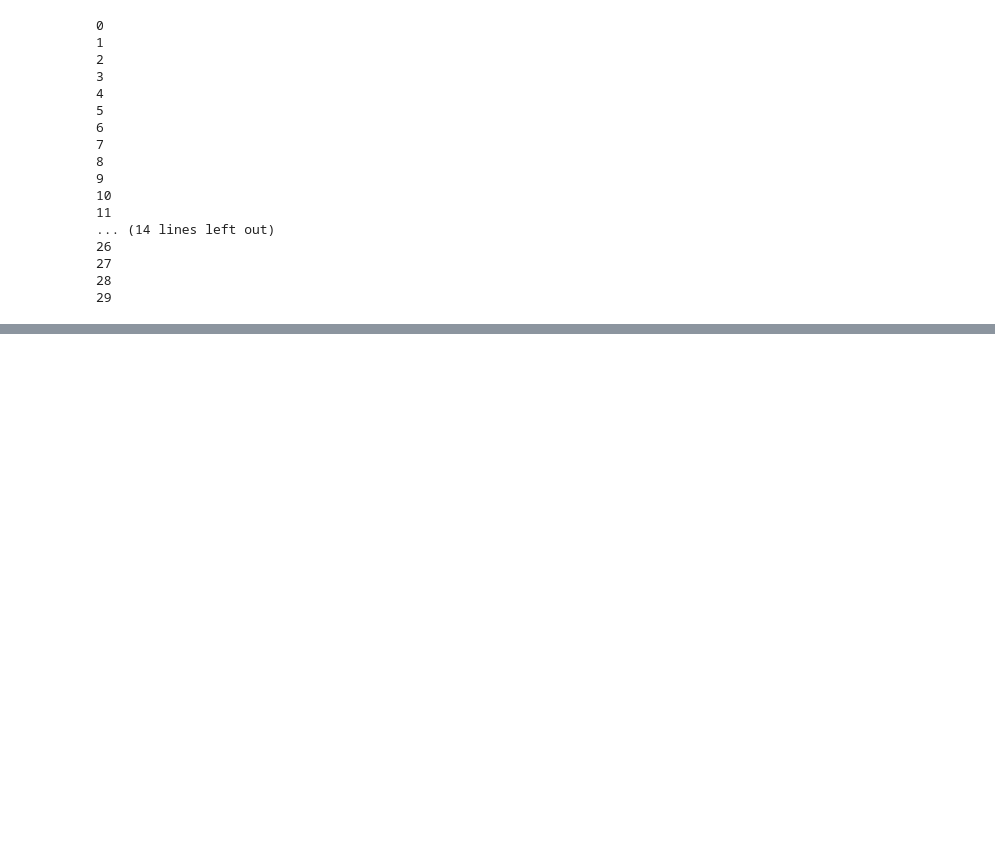
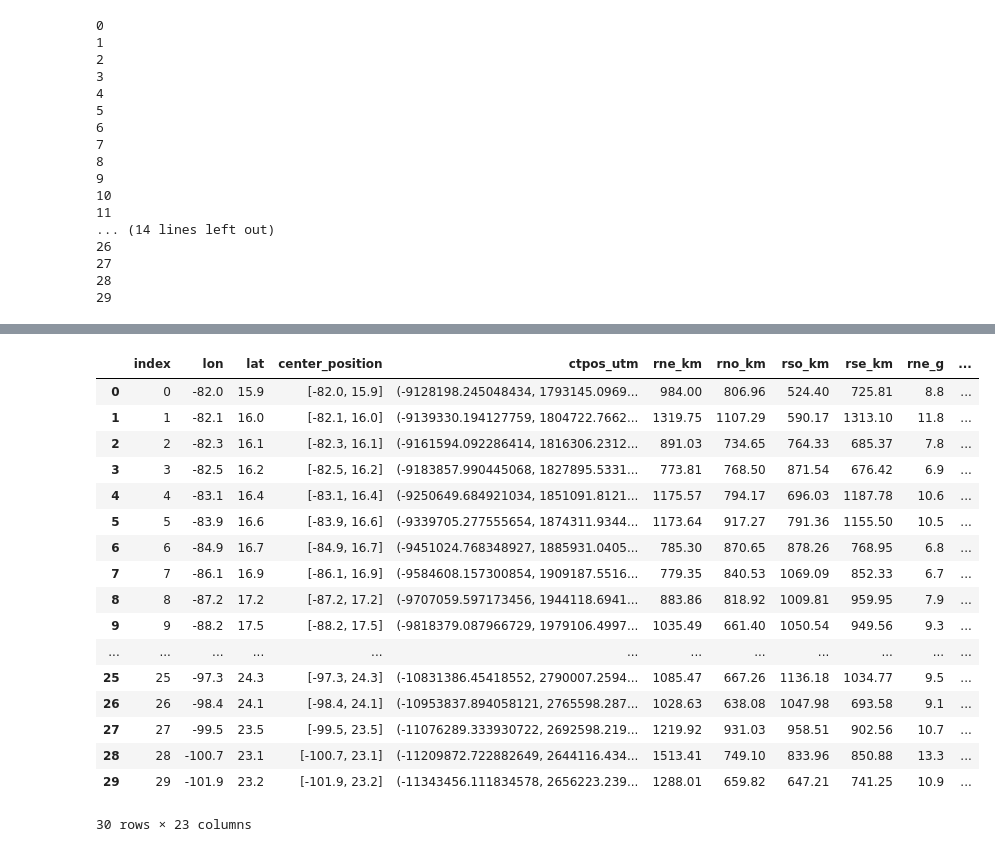
Before and after one commit to apereze/ROCLOUD-, a Jupyter notebook: PRUEBAS PRIMERA PARTE.ipynb, the cells around one changed output, grey strips where cells are left out. Cells and saved outputs as stored; diff of their text form; code cells hidden in the pictures; blank space fills up the shorter version.

```diff
--- a/PRUEBAS PRIMERA PARTE.ipynb
+++ b/PRUEBAS PRIMERA PARTE.ipynb
@@ -356,0 +373,42 @@ from rain_lib import *
+# %%
+def convcoor_rain(nube,dlat= 0.099999994, dlon = 0.1000061):
+    """ Función para determinar las coordenadas geograficas de los contornos
+    calculados en el programa [contornos]. Los parametros de entrada son:
+    nube = la cual representa cada segmento de contornos
+    dlat, dlon = son medidas para redefinir los saltos de malla"""
+    lonc1 = np.round(np.transpose(((dlon*nube[:,0])-130)),2)
+    latc1 = np.round((dlat*nube[:,1]),2)
+    coordenadas = list(zip(lonc1,latc1))
+    return coordenadas
+# %%
+def arco(r1,r2,r3,r4,c):
+    radi = []
+    for radio in [r1,r2,r3,r4]:
+        if radio < 0:
+            radio = 0
+            radi.append(radio)
+        else:
+            radio = radio
+            radi.append(radio)
+
+    ang = [np.arange(0,np.pi/2,0.01), np.arange(np.pi/2,np.pi,0.01),
+           np.arange(np.pi,(3/2)*np.pi,0.01),np.arange((3/2)*np.pi,2*np.pi,0.01)]
+    grafx, grafy = [], []
+    for i,r in enumerate(radi):
+        grafx.append(r*np.cos(ang[i])+c[0])
+        grafy.append(r*np.sin(ang[i])+c[1])
+    return (np.concatenate(grafx, axis = 0),np.concatenate(grafy, axis = 0))
+# %%
+def correccion_por_df_vacio_rain(df, data):
+    if df.empty:
+        df['geometry'] = None
+        df['ID']= (np.ones(df.shape[0])*i).astype(int)
+        return df
+    else:
+        result = rectificacion(df,data.center_position[index],data.rp_g[index], data.poly_cuad[index])
+        result['ID']= (np.ones(result.shape[0])*index).astype(int)
+        result = gdf_explode(result)
+        indx = result['geometry'].apply(lambda nube: nube.intersects(data.poly_cuad[index]))
+        return result[indx]
+# %%
+index = 0
@@ -356,0 +506,21 @@ from rain_lib import *
+# %%
+radios
+# %% [output]
+|  | index | lon | lat | center_position | ctpos_utm | rne_km | rno_km | rso_km | rse_km | rne_g | ... |
+| 0 | 0 | -82.0 | 15.9 | [-82.0, 15.9] | (-9128198.245048434, 1793145.0969... | 984.00 | 806.96 | 524.40 | 725.81 | 8.8 | ... |
+| 1 | 1 | -82.1 | 16.0 | [-82.1, 16.0] | (-9139330.194127759, 1804722.7662... | 1319.75 | 1107.29 | 590.17 | 1313.10 | 11.8 | ... |
+| 2 | 2 | -82.3 | 16.1 | [-82.3, 16.1] | (-9161594.092286414, 1816306.2312... | 891.03 | 734.65 | 764.33 | 685.37 | 7.8 | ... |
+| 3 | 3 | -82.5 | 16.2 | [-82.5, 16.2] | (-9183857.990445068, 1827895.5331... | 773.81 | 768.50 | 871.54 | 676.42 | 6.9 | ... |
+| 4 | 4 | -83.1 | 16.4 | [-83.1, 16.4] | (-9250649.684921034, 1851091.8121... | 1175.57 | 794.17 | 696.03 | 1187.78 | 10.6 | ... |
+| 5 | 5 | -83.9 | 16.6 | [-83.9, 16.6] | (-9339705.277555654, 1874311.9344... | 1173.64 | 917.27 | 791.36 | 1155.50 | 10.5 | ... |
+| 6 | 6 | -84.9 | 16.7 | [-84.9, 16.7] | (-9451024.768348927, 1885931.0405... | 785.30 | 870.65 | 878.26 | 768.95 | 6.8 | ... |
+| 7 | 7 | -86.1 | 16.9 | [-86.1, 16.9] | (-9584608.157300854, 1909187.5516... | 779.35 | 840.53 | 1069.09 | 852.33 | 6.7 | ... |
+| 8 | 8 | -87.2 | 17.2 | [-87.2, 17.2] | (-9707059.597173456, 1944118.6941... | 883.86 | 818.92 | 1009.81 | 959.95 | 7.9 | ... |
+| 9 | 9 | -88.2 | 17.5 | [-88.2, 17.5] | (-9818379.087966729, 1979106.4997... | 1035.49 | 661.40 | 1050.54 | 949.56 | 9.3 | ... |
+| ... | ... | ... | ... | ... | ... | ... | ... | ... | ... | ... | ... |
+| 25 | 25 | -97.3 | 24.3 | [-97.3, 24.3] | (-10831386.45418552, 2790007.2594... | 1085.47 | 667.26 | 1136.18 | 1034.77 | 9.5 | ... |
+| 26 | 26 | -98.4 | 24.1 | [-98.4, 24.1] | (-10953837.894058121, 2765598.287... | 1028.63 | 638.08 | 1047.98 | 693.58 | 9.1 | ... |
+| 27 | 27 | -99.5 | 23.5 | [-99.5, 23.5] | (-11076289.333930722, 2692598.219... | 1219.92 | 931.03 | 958.51 | 902.56 | 10.7 | ... |
+| 28 | 28 | -100.7 | 23.1 | [-100.7, 23.1] | (-11209872.722882649, 2644116.434... | 1513.41 | 749.10 | 833.96 | 850.88 | 13.3 | ... |
+| 29 | 29 | -101.9 | 23.2 | [-101.9, 23.2] | (-11343456.111834578, 2656223.239... | 1288.01 | 659.82 | 647.21 | 741.25 | 10.9 | ... |
+30 rows × 23 columns
```
Also changed, not shown: parts of 7 cells of this notebook, 1 other file.
